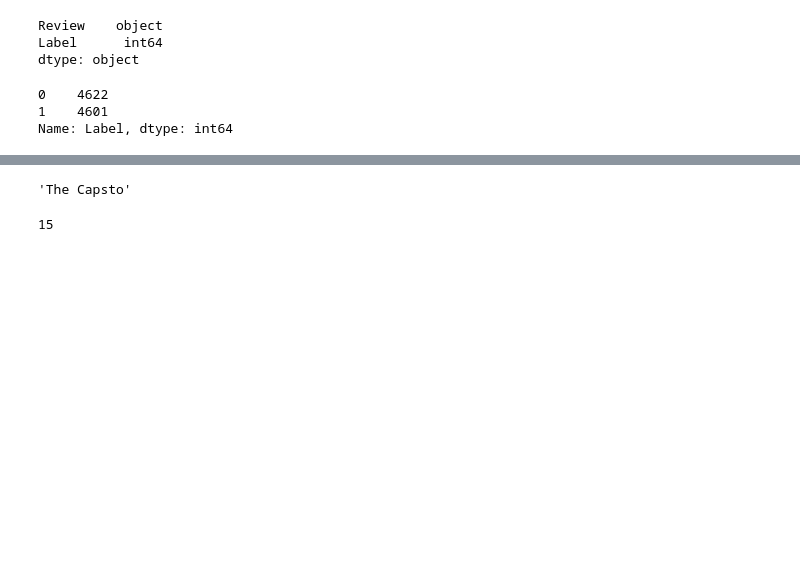
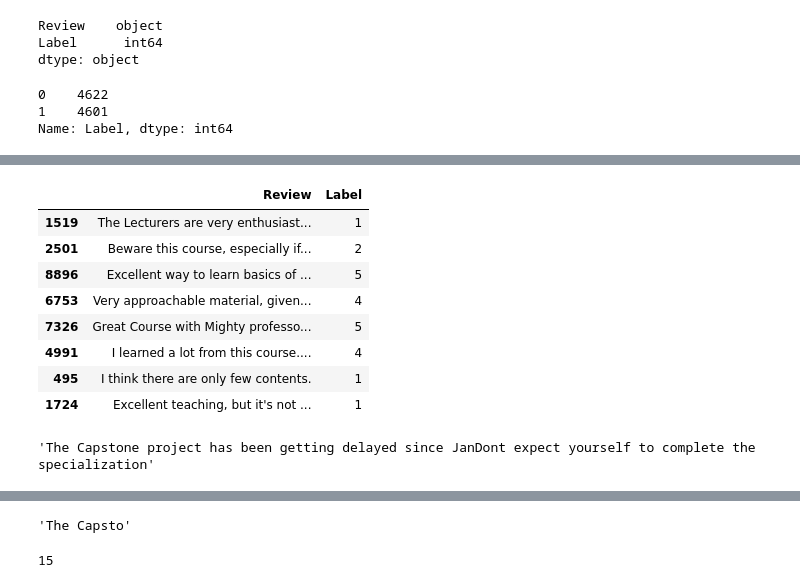
Before and after one commit to genie-lee-beep/Jieun-Lee, a Jupyter notebook: NLP/Coursera_review_sentiment_analysis_20220324.ipynb, the cells around one changed output, grey strips where cells are left out. Cells and saved outputs as stored; diff of their text form; code cells hidden in the pictures; blank space fills up the shorter version.

```diff
--- a/NLP/Coursera_review_sentiment_analysis_20220321.ipynb
+++ b/NLP/Coursera_review_sentiment_analysis_20220324.ipynb
@@ -209,6 +229,22 @@ print(train_set)
 4127  By the end of the course, you do start to deve...      2
 
 [4611 rows x 2 columns]
+# %%
+train_set.head(8)
+# %% [output]
+|  | Review | Label |
+| 1519 | The Lecturers are very enthusiast... | 1 |
+| 2501 | Beware this course, especially if... | 2 |
+| 8896 | Excellent way to learn basics of ... | 5 |
+| 6753 | Very approachable material, given... | 4 |
+| 7326 | Great Course with Mighty professo... | 5 |
+| 4991 | I learned a lot from this course.... | 4 |
+| 495 | I think there are only few contents. | 1 |
+| 1724 | Excellent teaching, but it's not ... | 1 |
+# %%
+train_set['Review'][7]
+# %% [output]
+'The Capstone project has been getting delayed since JanDont expect yourself to complete the specialization'
 # %%
 from bs4 import BeautifulSoup
 
```
Also changed, not shown: parts of 36 cells of this notebook.
